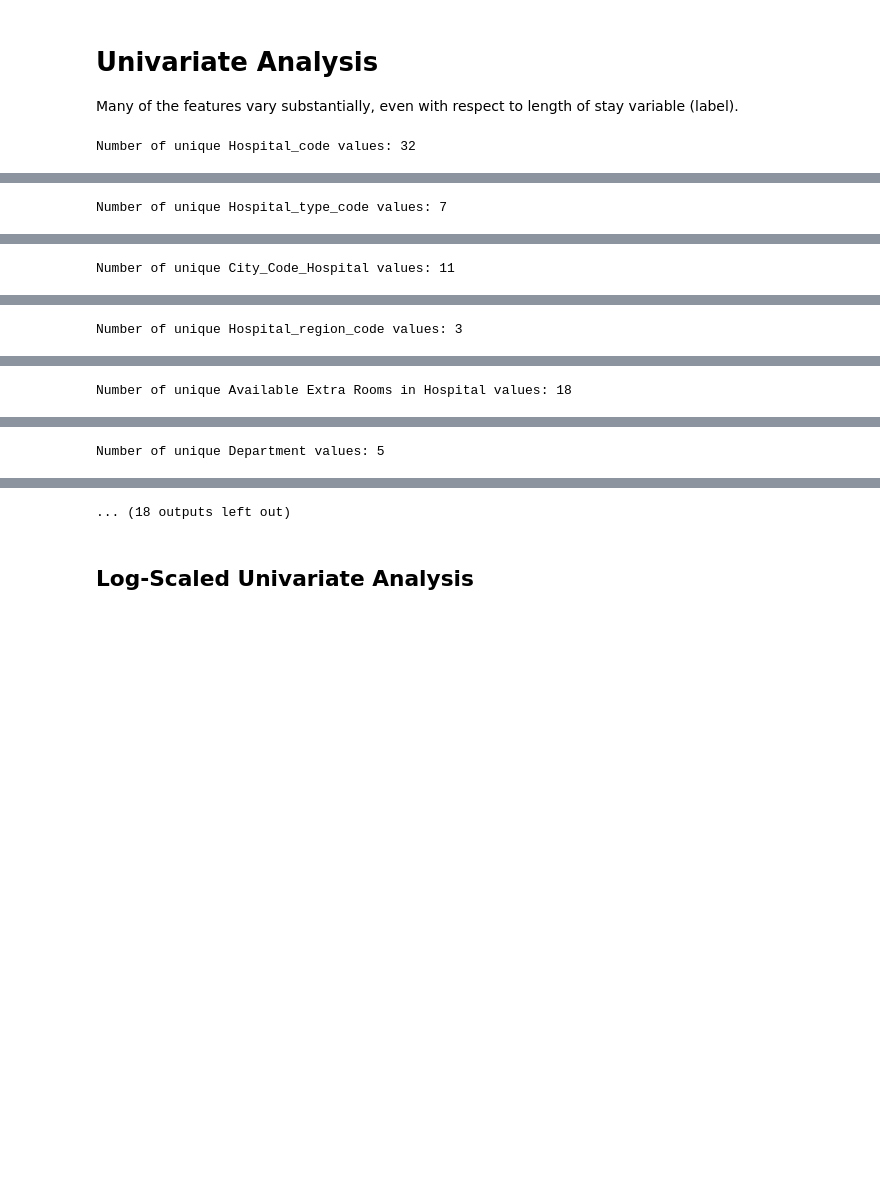
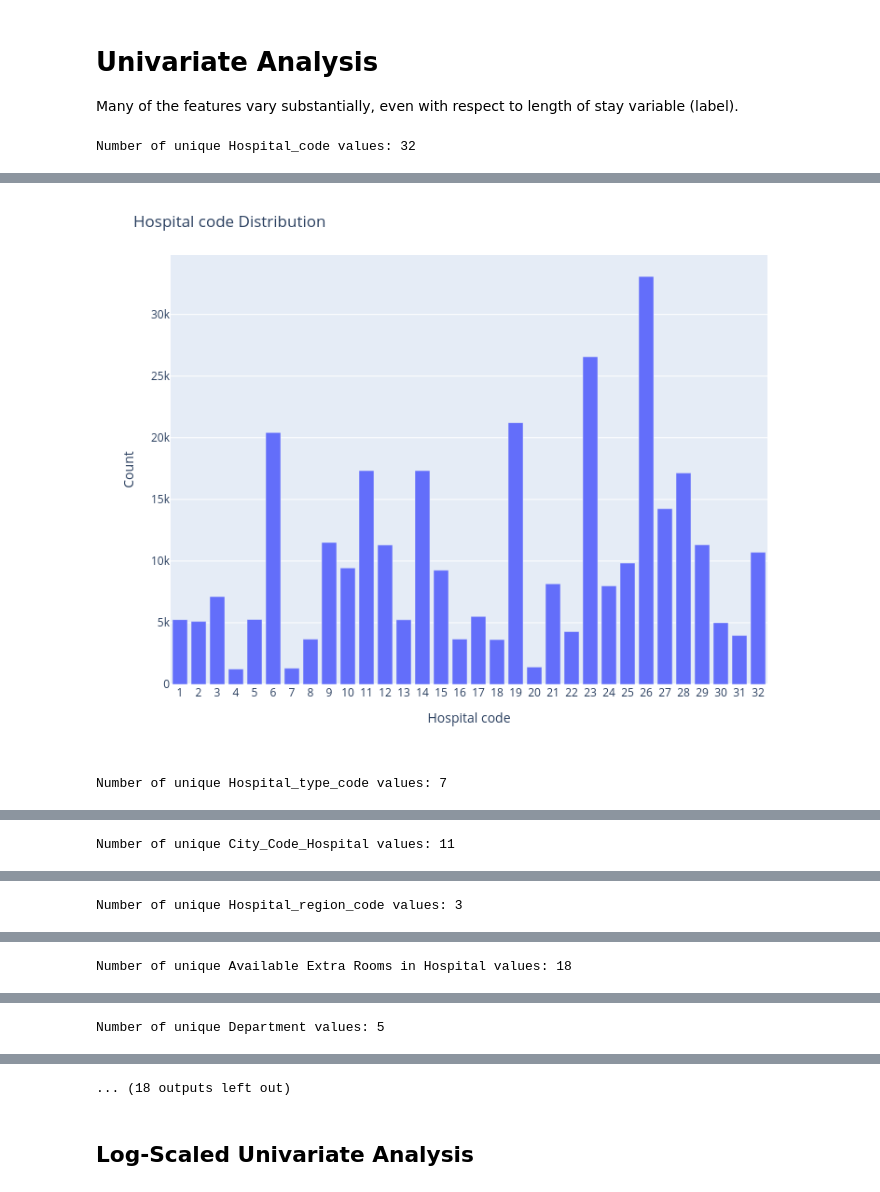
Before and after one commit to MattsonCam/hospital_los_forecasting, a Jupyter notebook: eda.ipynb, the cells around one changed output, grey strips where cells are left out. Saved outputs shown, nothing was run; the diff lists cells and outputs as text; code cells hidden in the pictures; blank space fills up the shorter version.

Commit message:
Updated notebook to include static images so they can be viewed in github

```diff
--- a/eda.ipynb
+++ b/eda.ipynb
@@ -138,12 +138,21 @@ for col in discrete_column_selection:
 
     fig.update_xaxes(tickmode="linear", dtick=1)
 
-    display(HTML(fig.to_html(include_plotlyjs="cdn")))
+    image_name = f"log_{col.replace(' ', '_').lower()}_distribution"
+    static_image_path = univariate_figure_path / f"{image_name}.png"
+
+    fig.write_image(
+        static_image_path,
+        width=800,
+        height=600,
+    )
 
     fig.write_html(
-        univariate_figure_path / f"{col.replace(' ', '_').lower()}_distribution.html",
+        univariate_figure_path / f"{image_name}.html",
         full_html=True,
         include_plotlyjs="embed",
     )
+
+    display(Image(filename=static_image_path))
 # %% [output]
 Number of unique Hospital_code values: 32
@@ -151 +159,2 @@ Number of unique Hospital_code values: 32
+[figure, added]
 Number of unique Hospital_type_code values: 7
```
Also changed, not shown: parts of 5 cells of this notebook, 49 other files.
